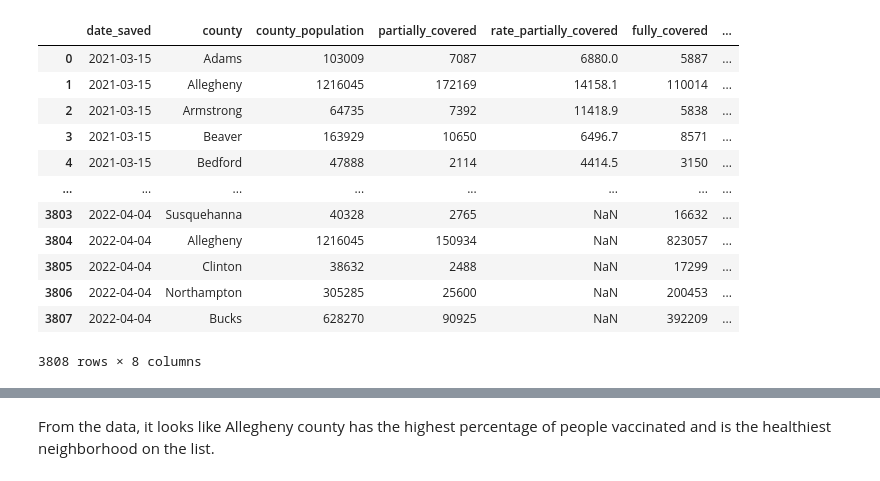
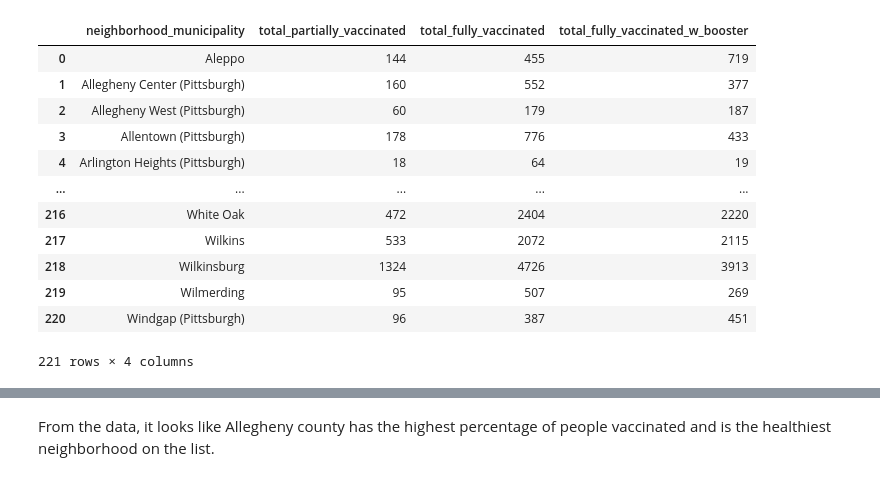
Before and after one commit to CHT126/FINAL-PROJECT, a Jupyter notebook: Charles Tran/Vaccinated.ipynb, the cells around one changed output, grey strips where cells are left out. Cells and saved outputs as stored; diff of their text form; code cells hidden in the pictures.

```diff
--- a/Charles Tran/Vaccinated.ipynb
+++ b/Charles Tran/Vaccinated.ipynb
@@ -1,20 +1,19 @@
 # %%
 import pandas as pd
 import matplotlib.pyplot as plt
-df = pd.read_csv("COVID-19 Vaccinations by Residence Current County Health.csv")
-
+df = pd.read_csv("NV.csv")
 df
 # %% [output]
-|  | date_saved | county | county_population | partially_covered | rate_partially_covered | fully_covered | ... |
-| 0 | 2021-03-15 | Adams | 103009 | 7087 | 6880.0 | 5887 | ... |
-| 1 | 2021-03-15 | Allegheny | 1216045 | 172169 | 14158.1 | 110014 | ... |
-| 2 | 2021-03-15 | Armstrong | 64735 | 7392 | 11418.9 | 5838 | ... |
-| 3 | 2021-03-15 | Beaver | 163929 | 10650 | 6496.7 | 8571 | ... |
-| 4 | 2021-03-15 | Bedford | 47888 | 2114 | 4414.5 | 3150 | ... |
-| ... | ... | ... | ... | ... | ... | ... | ... |
-| 3803 | 2022-04-04 | Susquehanna | 40328 | 2765 | NaN | 16632 | ... |
-| 3804 | 2022-04-04 | Allegheny | 1216045 | 150934 | NaN | 823057 | ... |
-| 3805 | 2022-04-04 | Clinton | 38632 | 2488 | NaN | 17299 | ... |
-| 3806 | 2022-04-04 | Northampton | 305285 | 25600 | NaN | 200453 | ... |
-| 3807 | 2022-04-04 | Bucks | 628270 | 90925 | NaN | 392209 | ... |
+|  | neighborhood_municipality | total_partially_vaccinated | total_fully_vaccinated | total_fully_vaccinated_w_booster |
+| 0 | Aleppo | 144 | 455 | 719 |
+| 1 | Allegheny Center (Pittsburgh) | 160 | 552 | 377 |
+| 2 | Allegheny West (Pittsburgh) | 60 | 179 | 187 |
+| 3 | Allentown (Pittsburgh) | 178 | 776 | 433 |
+| 4 | Arlington Heights (Pittsburgh) | 18 | 64 | 19 |
+| ... | ... | ... | ... | ... |
+| 216 | White Oak | 472 | 2404 | 2220 |
+| 217 | Wilkins | 533 | 2072 | 2115 |
+| 218 | Wilkinsburg | 1324 | 4726 | 3913 |
+| 219 | Wilmerding | 95 | 507 | 269 |
+| 220 | Windgap (Pittsburgh) | 96 | 387 | 451 |
-3808 rows × 8 columns
+221 rows × 4 columns
```
Also changed, not shown: parts of 14 cells of this notebook, 6 other files.
